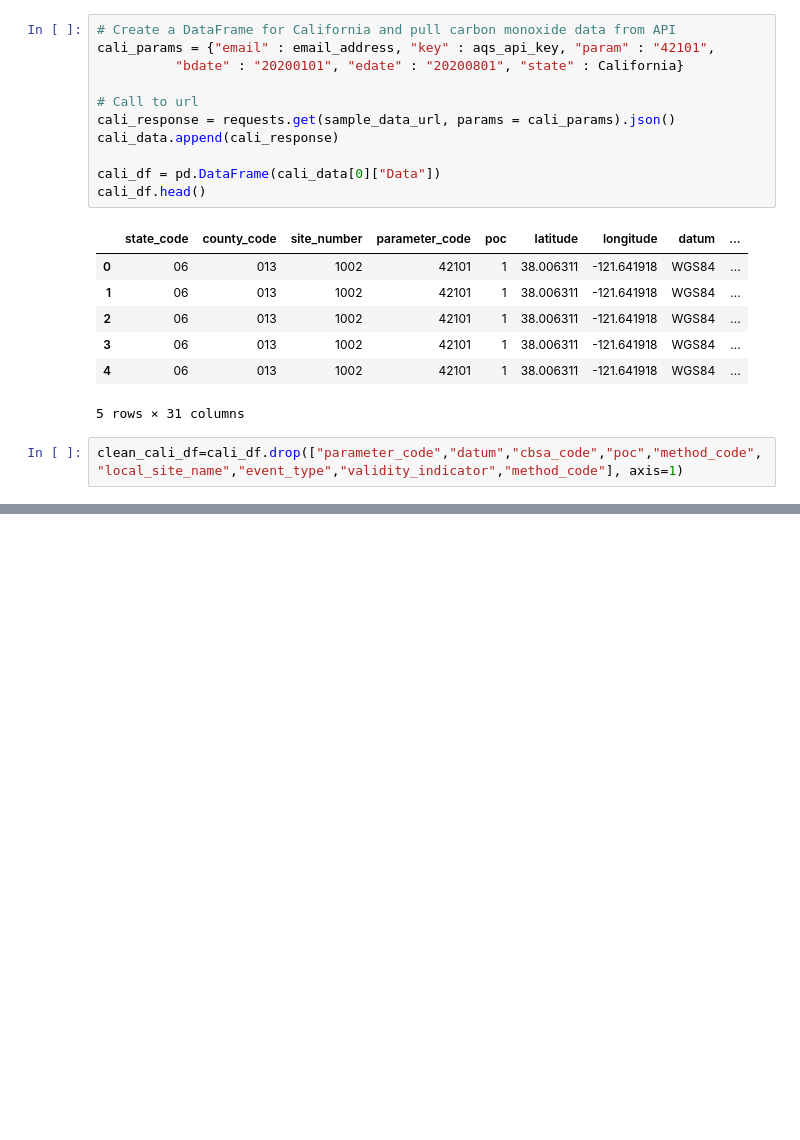
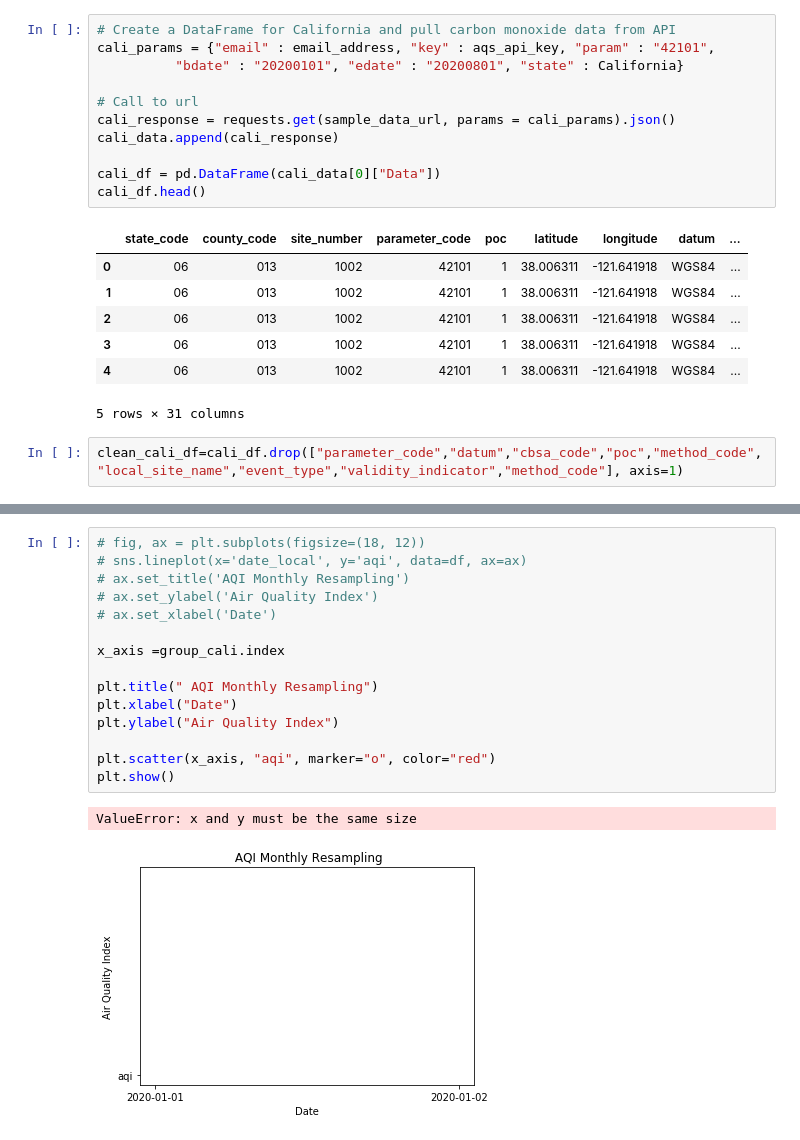
Before and after one commit to TrentELittle/BootcampProject1, a Jupyter notebook: project_main.ipynb, the cells around one changed output, grey strips where cells are left out. Saved outputs shown, nothing was run; the diff lists cells and outputs as text; blank space fills up the shorter version.

```diff
--- a/project_main.ipynb
+++ b/project_main.ipynb
@@ -150,0 +157,18 @@ mass_df.head()
+# %%
+# fig, ax = plt.subplots(figsize=(18, 12))
+# sns.lineplot(x='date_local', y='aqi', data=df, ax=ax)
+# ax.set_title('AQI Monthly Resampling')
+# ax.set_ylabel('Air Quality Index')
+# ax.set_xlabel('Date')
+
+x_axis =group_cali.index
+
+plt.title(" AQI Monthly Resampling")
+plt.xlabel("Date")
+plt.ylabel("Air Quality Index")
+
+plt.scatter(x_axis, "aqi", marker="o", color="red")
+plt.show()
+# %% [output]
+ValueError: x and y must be the same size
+[figure, added]
```
Also changed, not shown: parts of 15 cells of this notebook.
